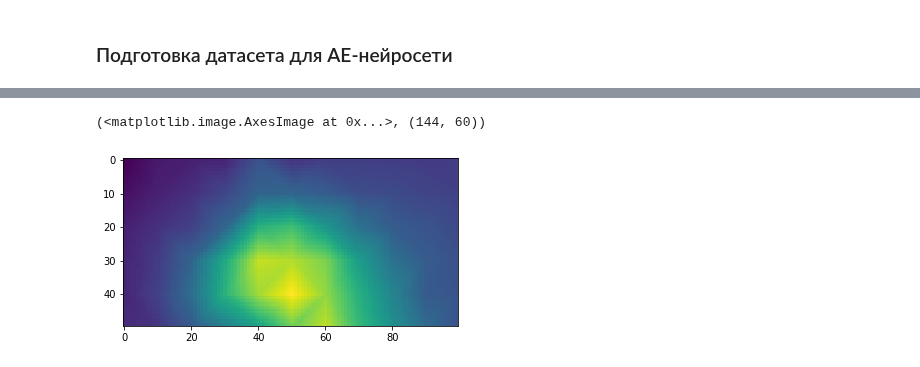
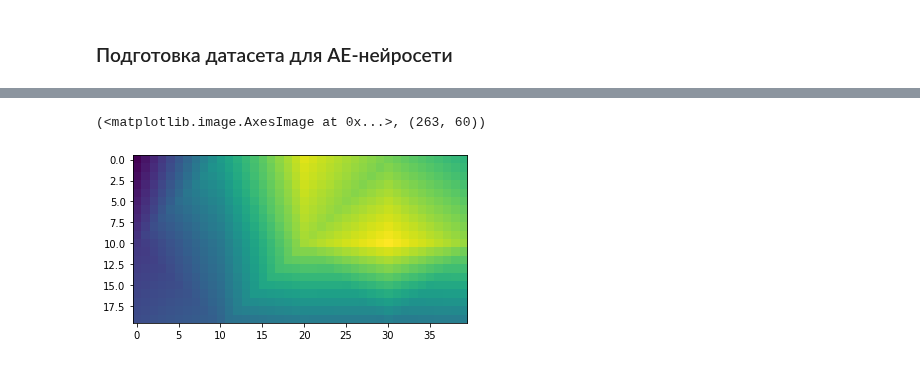
Before and after one commit to vprud/air_tracer, a Jupyter notebook: notes/03_prep_data_AEnetwork.ipynb, the cells around one changed output, grey strips where cells are left out. Drawn from its saved outputs; the diff is of its cells as text; code cells hidden in the pictures.

```diff
--- a/notes/03_prep_data_AEnetwork.ipynb
+++ b/notes/03_prep_data_AEnetwork.ipynb
@@ -364,5 +366,5 @@ datetime.datetime(2021, 1, 1, 0, 0)
 # %%
-start = datetime(2020, 12, 26, 0, 0)
+start = datetime(2020, 9, 21, 0, 0)
 step = timedelta(hours=1)
 
 t_cols = ['Дата и время', 'CO', 'post_name', '-T-', '| V |', '_V_', 'Давление', 'Влажность']
@@ -374,5 +376,5 @@ len(tmp_slice['Дата и время'].dt.round('1h').unique()), min(tmp_slice[
 # %%
-time_len = len(tmp_slice['Дата и время'].dt.round('1h').unique()) #len(file2read.variables['time'].data)
+time_len = len(file2read.variables['time'].data) #len(tmp_slice['Дата и время'].dt.round('1h').unique())
 date_list = [start + timedelta(hours=x) for x in range(time_len)]
 date_list[:5]
 # %% [output]
@@ -390,7 +392,7 @@ inputs = tmp_slice[t_cols].rename(columns={'Дата и время': 'datetime'}
 
 inputs['datetime'] = inputs['datetime'].dt.round('1h')
 inputs = inputs.groupby(by=['datetime', 'post_name']).mean().reset_index()
-inputs[n_cols] = scaler.fit_transform(inputs[n_cols])
+inputs[n_cols] = (inputs[n_cols] - inputs[n_cols].mean()) / inputs[n_cols].std() #scaler.fit_transform(inputs[n_cols])
 inputs = inputs.fillna(0)
 # %%
 # scaler.inverse_transform(inputs[n_cols])
@@ -426,5 +428,5 @@ points_data.head()
 # %%
-targets_np = np.zeros((time_len-1, 5000))
+targets_np = np.zeros((time_len-1, 800))
 rasterRes = 0.01
 
 for i in tqdm(range(1, time_len)):
@@ -463,8 +465,8 @@ for i in tqdm(range(1, time_len)):
 
     targets_np[i-1] = zCoords.flatten()
 # %%
-plt.imshow(targets_np[3].reshape(50, 100)), inputs_np.shape
+plt.imshow(targets_np[3].reshape(20, 40)), inputs_np.shape
 # %% [output]
-(<matplotlib.image.AxesImage at 0x...>, (144, 60))
+(<matplotlib.image.AxesImage at 0x...>, (263, 60))
-[figure, old version]
+[figure, new version]
 # %%
```
Also changed, not shown: parts of 45 cells of this notebook, 35 other files.
